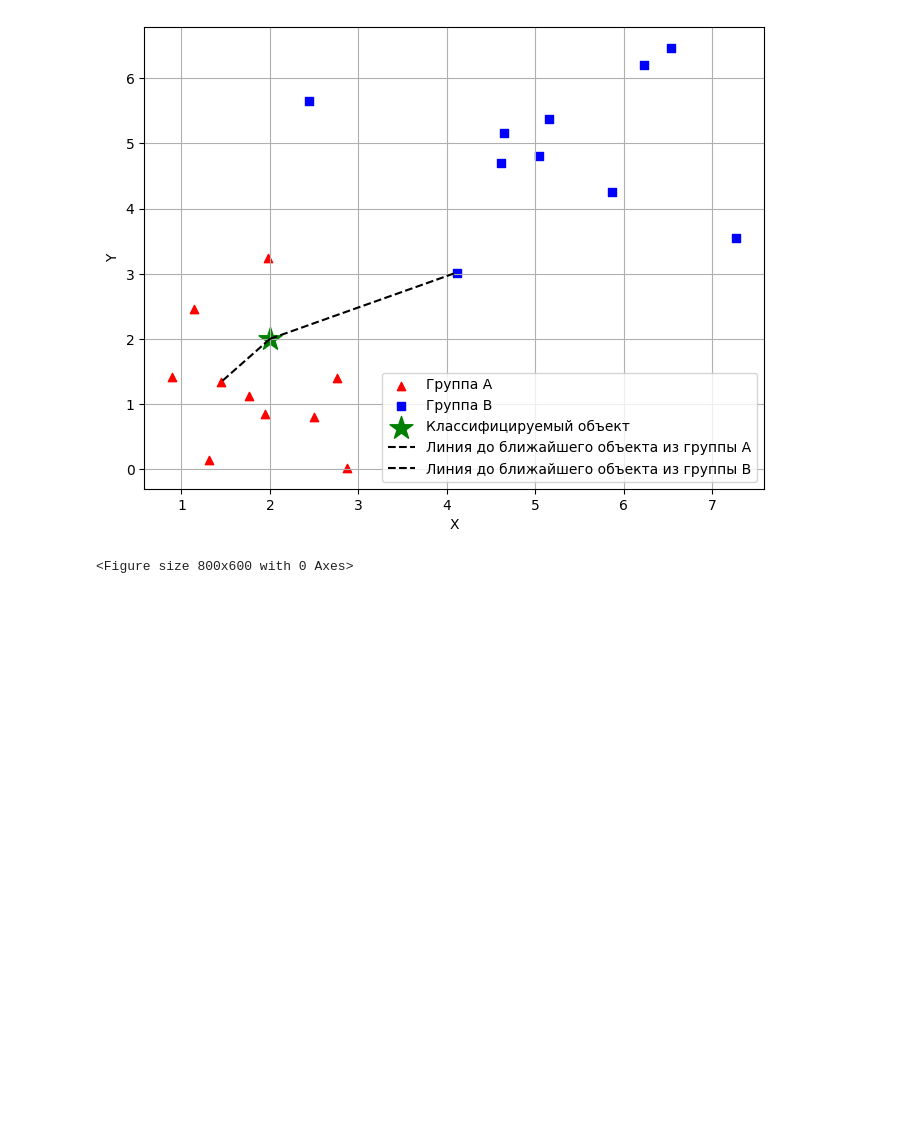
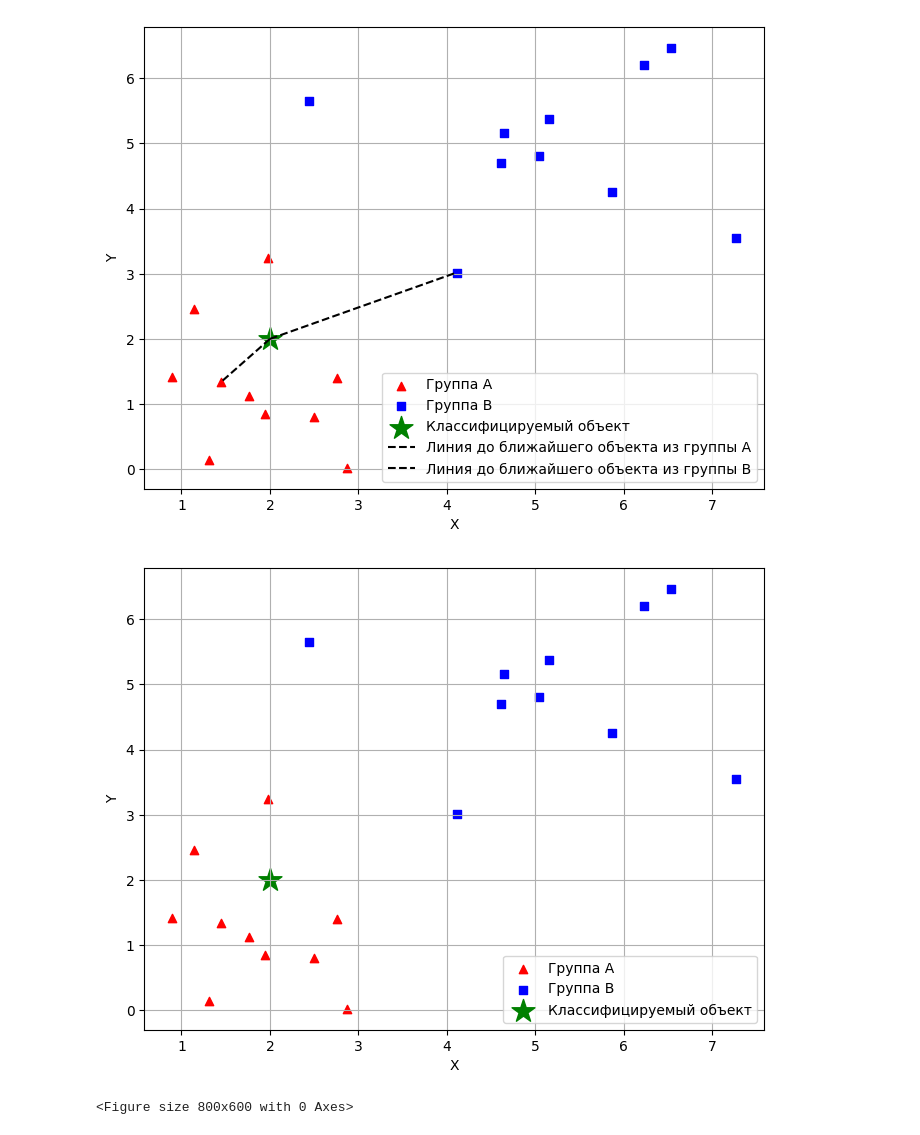
Before and after one commit to DimaOshchepkov/MetricMethodClassification, a Jupyter notebook: Графики.ipynb, the cells around one changed output. Saved outputs shown, nothing was run; the diff lists cells and outputs as text; code cells hidden in the pictures; blank space fills up the shorter version.

```diff
--- a/Графики.ipynb
+++ b/Графики.ipynb
@@ -42,6 +42,32 @@ plt.grid(True)
 plt.show()
 # %% [output]
 [figure]
+# %%
+plt.figure(figsize=(8, 6))
+# Генерация данных
+np.random.seed(0)
+mean_A = [1, 1]  # Среднее значение для группы A
+cov_A = [[1, 0], [0, 1]]  # Ковариационная матрица для группы A
+data_A = np.random.multivariate_normal(mean_A, cov_A, 10)  # Генерация данных для группы A
+
+mean_B = [5, 5]  # Среднее значение для группы B
+cov_B = [[1, 0], [0, 1]]  # Ковариационная матрица для группы B
+data_B = np.random.multivariate_normal(mean_B, cov_B, 10)  # Генерация данных для группы B
+
+classified_object = [2, 2]  # Координаты классифицируемого объекта
+
+# Визуализация данных
+plt.scatter(data_A[:, 0], data_A[:, 1], c='red', label='Группа A', marker='^')
+plt.scatter(data_B[:, 0], data_B[:, 1], c='blue', label='Группа B', marker='s')
+plt.scatter(classified_object[0], classified_object[1], c='green', marker='*', s=300, label='Классифицируемый объект')
+
+plt.xlabel('X')
+plt.ylabel('Y')
+plt.legend(loc='lower right')
+plt.grid(True)
+plt.show()
+# %% [output]
+[figure, added]
 # %%
 plt.figure(figsize=(8, 6))
 # Генерация данных
```
Also changed, not shown: 3 other files.
